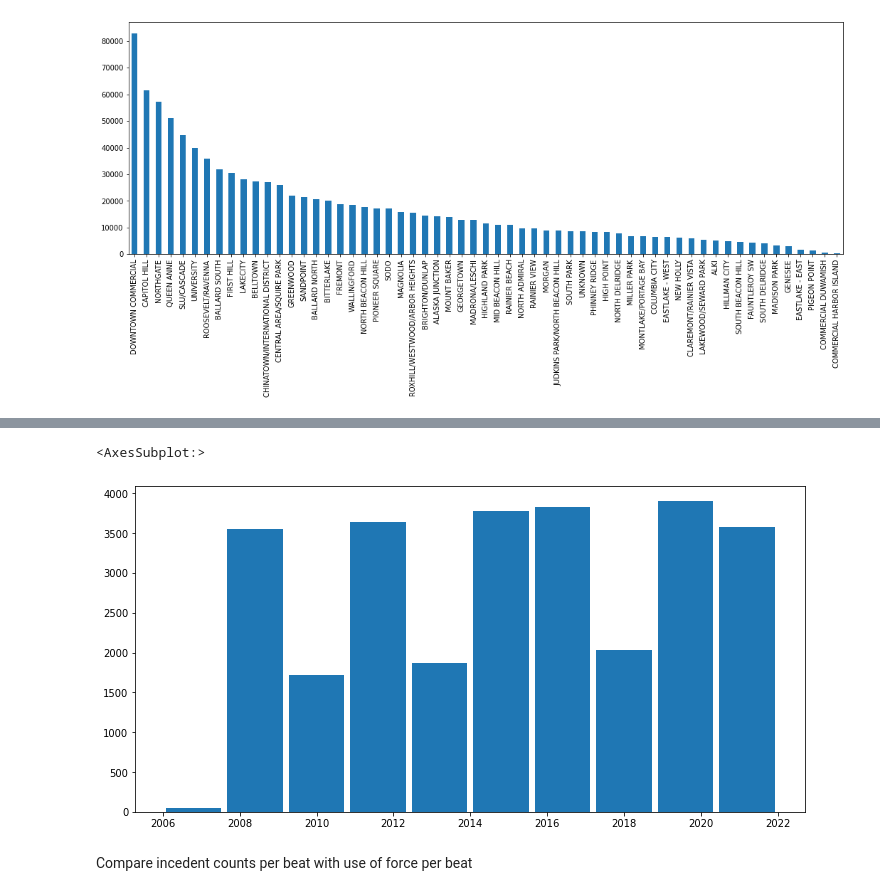
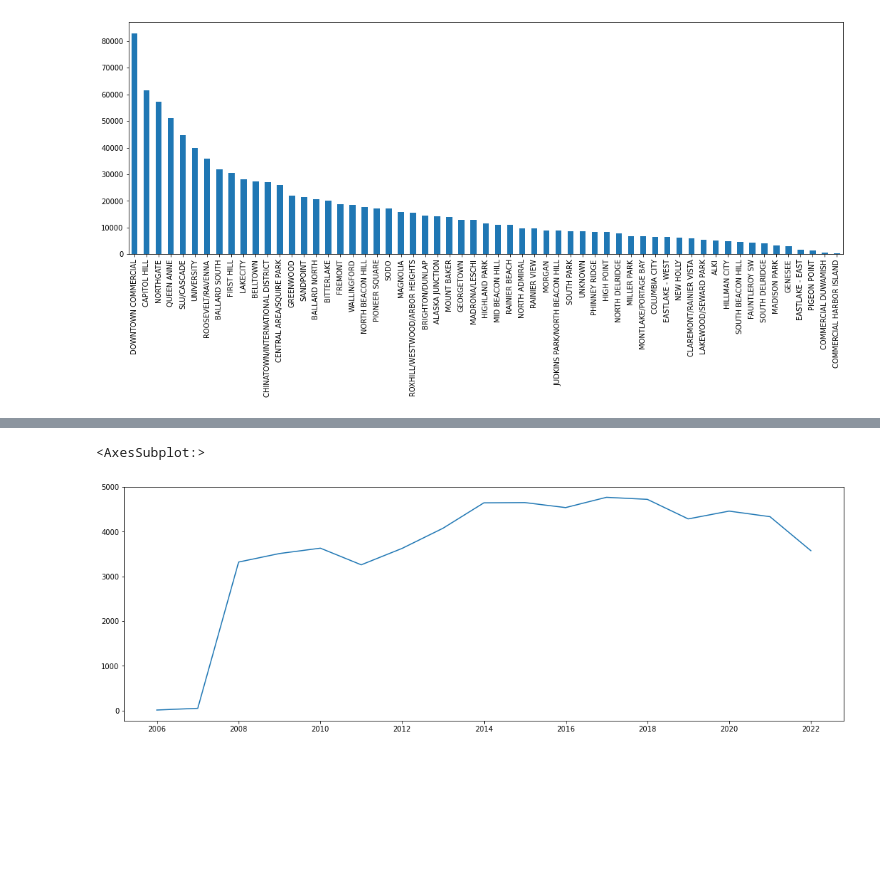
Before and after one commit to Leviob/Police-Records-Database, a Jupyter notebook: exploration.ipynb, the cells around one changed output, grey strips where cells are left out. Drawn from its saved outputs; the diff is of its cells as text; code cells hidden in the pictures; blank space fills up the shorter version.

```diff
--- a/exploration.ipynb
+++ b/exploration.ipynb
@@ -356,8 +334,5 @@ cap_hill_df.year.hist(grid=False, rwidth=.9, figsize=(12, 6))
-# %%
-lake_city_df = df[df['mcpp'] == 'LAKECITY']
-lake_city_df.year.hist(grid=False, rwidth=.9, figsize=(12, 6))
-# %% [output]
-<AxesSubplot:>
-[figure, removed]
-# %% [markdown]
-Compare incedent counts per beat with use of force per beat
+# %%
+df['year'][df['mcpp'] == 'CAPITOL HILL'].value_counts().sort_index(key=0).plot.line(figsize=(18, 6))
+# %% [output]
+<AxesSubplot:>
+[figure, added]
```
Also changed, not shown: parts of 6 cells of this notebook, 2 other files.
